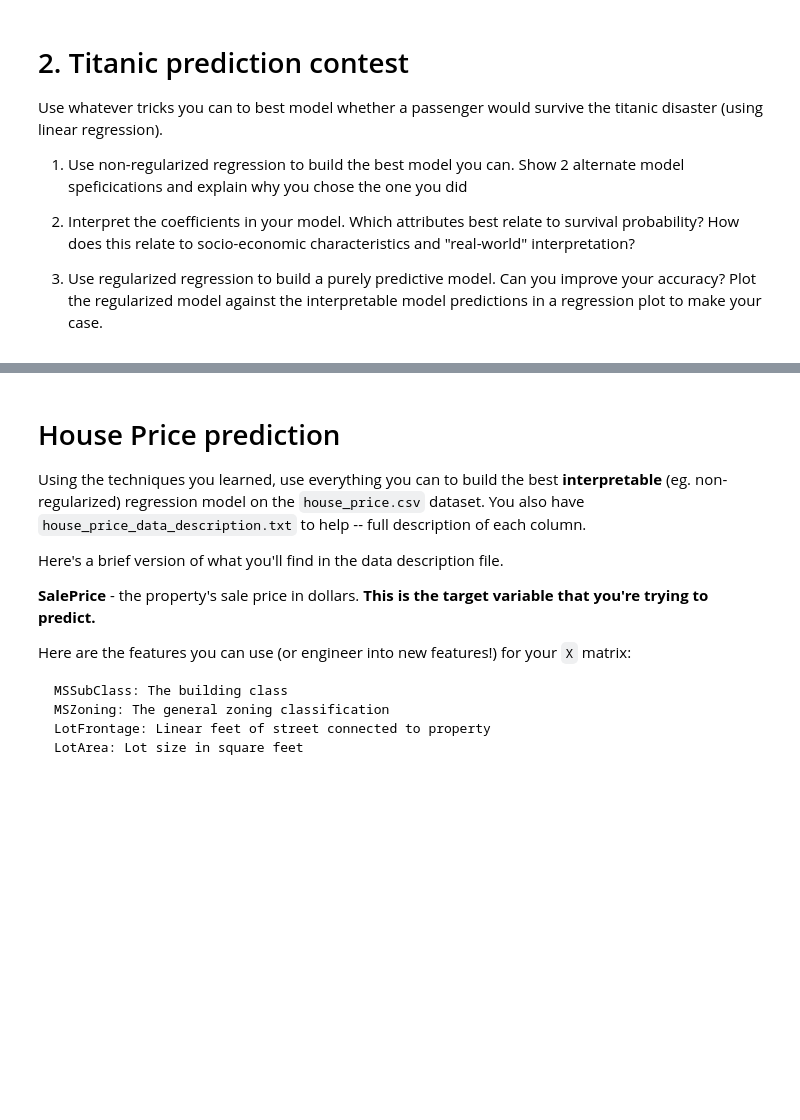
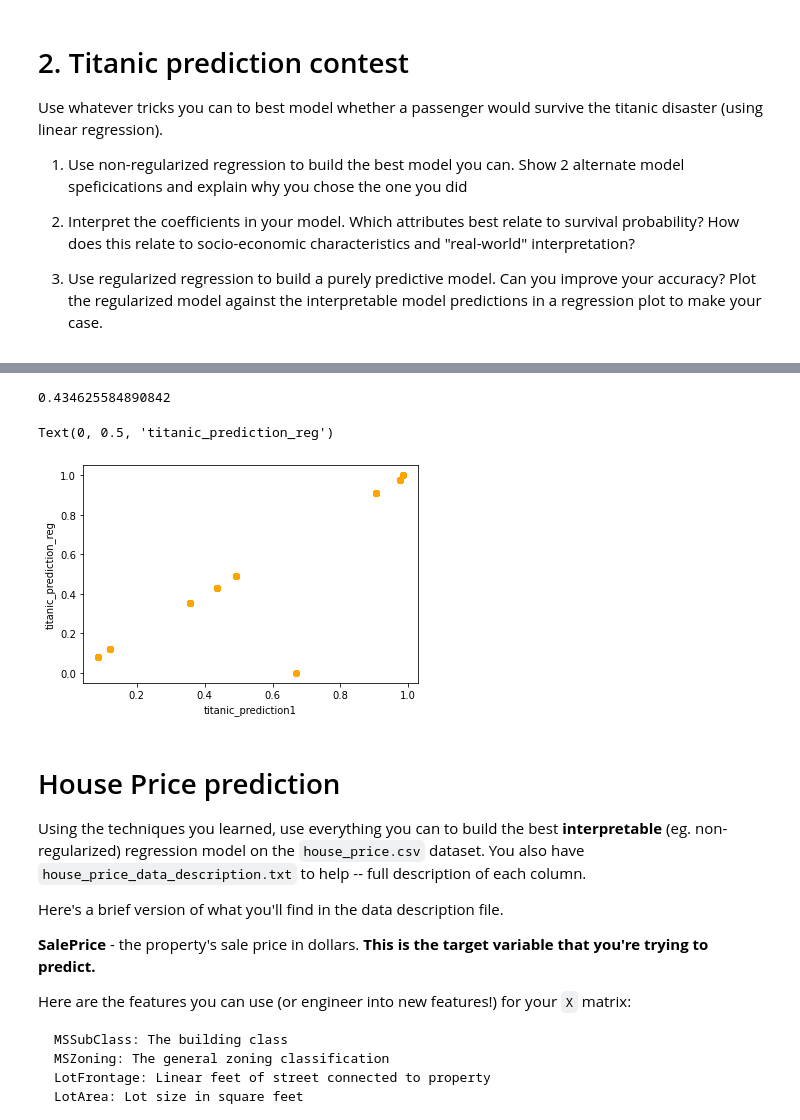
Before and after one commit to cb-ds-1/m3-3-engineering-regression, a Jupyter notebook: workshop.ipynb, the cells around one changed output, grey strips where cells are left out. Drawn from its saved outputs; the diff is of its cells as text; code cells hidden in the pictures; blank space fills up the shorter version.

```diff
--- a/workshop.ipynb
+++ b/workshop.ipynb
@@ -21,3 +255,23 @@ Use whatever tricks you can to best model whether a passenger would survive the
+# %%
+# titanic_x = pd.get_dummies(titanic['who_class'], drop_first=True)
+# titanic_y = titanic['survived']
+titanic_model4 = sm.OLS(titanic_y,titanic_x3).fit_regularized(L1_wt=1,alpha=0.5)
+clf = Ridge(alpha=1.0)
+clf.fit(titanic_x3, titanic_y)
+y_prediction4 = clf.predict(titanic_x3)
+# titanic_prediction_reg = titanic_model1.predict(titanic_x)
+r2 = r2_score(titanic_y,y_prediction4)
+print(r2)
+# # titanic_model1.rsquared
+titanic_fig4, titanic_ax4 = plt.subplots()
+titanic_ax4.scatter(y_prediction4, titanic_prediction3, color='orange',alpha=0.5)
+#titanic_ax.scatter(titanic_x.iloc[:,1], titanic_prediction1, color='blue',alpha=0.5)
+plt.xlabel("titanic_prediction1")
+plt.ylabel("titanic_prediction_reg")
+# %% [output]
+0.434625584890842
+Text(0, 0.5, 'titanic_prediction_reg')
+[figure, added]
 # %% [markdown]
 # House Price prediction
 
```
Also changed, not shown: parts of 22 cells of this notebook, 3 other files.
